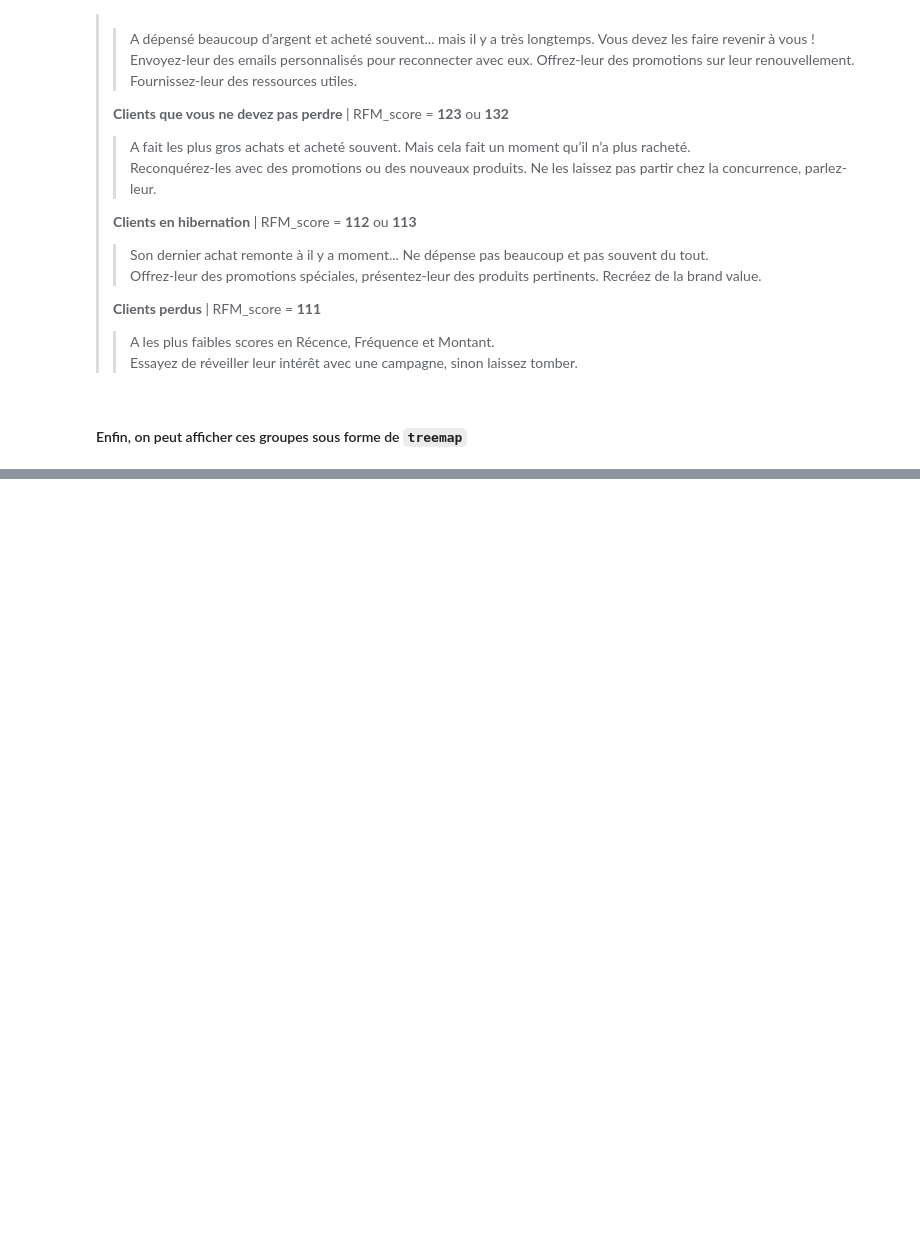
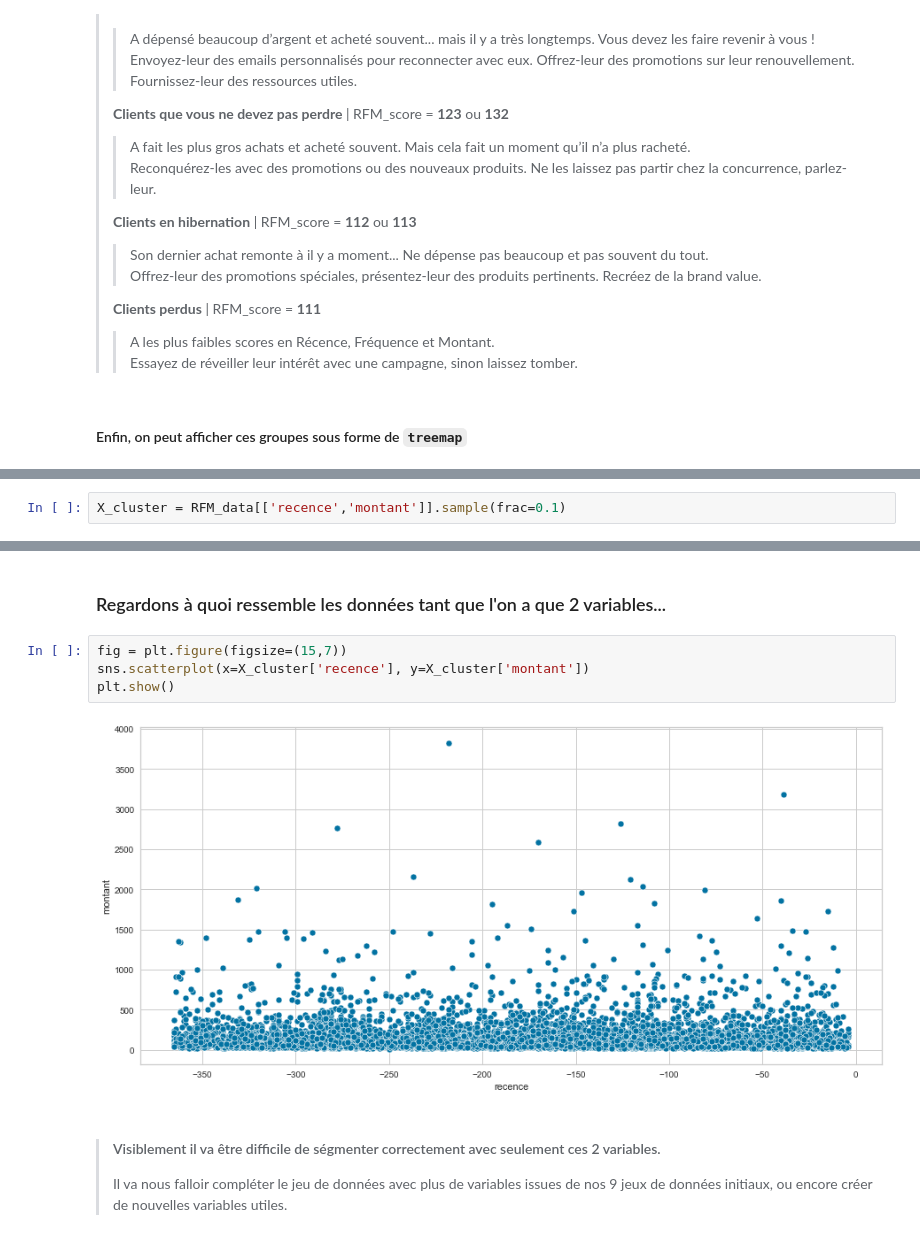
Before and after one commit to Valkea/OC_AI_05, a Jupyter notebook: 02_Clustering.ipynb, the cells around one changed output, grey strips where cells are left out. Drawn from its saved outputs; the diff is of its cells as text; blank space fills up the shorter version.

Commit message:
feature: starting to add KMeans clustering with various experiments

```diff
--- a/02_Clustering.ipynb
+++ b/02_Clustering.ipynb
@@ -364,0 +388,2 @@ plt.show()
+# %%
+X_cluster = RFM_data[['recence','montant']].sample(frac=0.1)
@@ -364,0 +572,11 @@ plt.show()
+# %% [markdown]
+### Regardons à quoi ressemble les données tant que l'on a que 2 variables...
+# %%
+fig = plt.figure(figsize=(15,7))
+sns.scatterplot(x=X_cluster['recence'], y=X_cluster['montant'])
+plt.show()
+# %% [output]
+[figure, added]
+# %% [markdown]
+>#### Visiblement il va être difficile de ségmenter correctement avec seulement ces 2 variables.
+> Il va nous falloir compléter le jeu de données avec plus de variables issues de nos 9 jeux de données initiaux, ou encore créer de nouvelles variables utiles.
```
Also changed, not shown: parts of 31 cells of this notebook.
